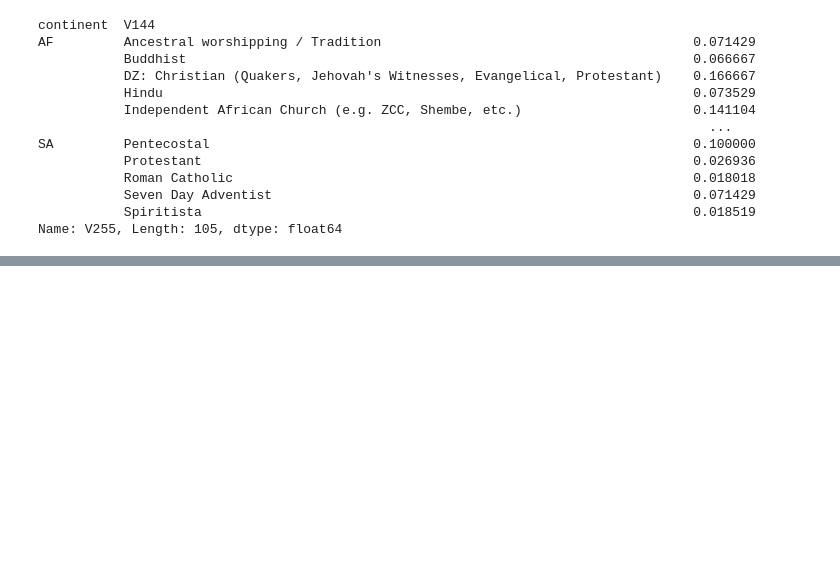
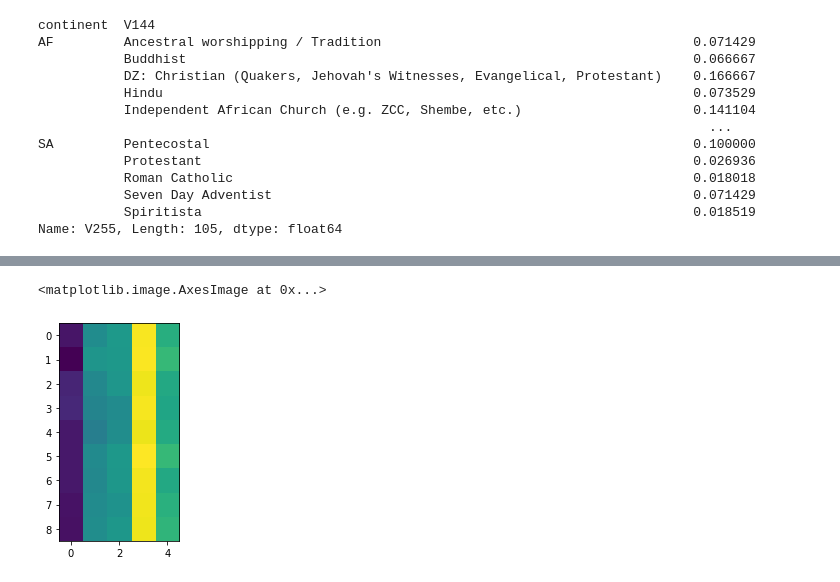
Before and after one commit to mgbvox/tristan_w, a Jupyter notebook: DataWrangling_WimmerTristan.ipynb, the cells around one changed output, grey strips where cells are left out. Saved outputs shown, nothing was run; the diff lists cells and outputs as text; code cells hidden in the pictures; blank space fills up the shorter version.

```diff
--- a/DataWrangling_WimmerTristan.ipynb
+++ b/DataWrangling_WimmerTristan.ipynb
@@ -314,0 +344,3 @@ Name: V2, Length: 89565, dtype: bool
+# %%
+env_data = get_numeric(us_data[env], conv=True)
+env_data.head()
@@ -314,0 +354,12 @@ Name: V2, Length: 89565, dtype: bool
+# %%
+v78_map = {
+ 'Very much like me' : 1,
+ 'Like me' : 2,
+ 'Somewhat like me' : 3,
+ 'A little like me' : 4,
+ 'Not like me' : 5,
+ 'Not at all like me' : 6
+}
+
+
+us_data['V78_int'] = env_data['V78'].apply(lambda x : v78_map.get(x))
@@ -314,0 +372,5 @@ Name: V2, Length: 89565, dtype: bool
+# %%
+env_numeric = ['V30', 'V78_int', 'V81', 'V83', 'V122']
+
+env_numeric_data = get_numeric(us_data[['V256'] + env_numeric], conv=True)
+env_numeric_data.head()
@@ -314,0 +384,9 @@ Name: V2, Length: 89565, dtype: bool
+# %%
+maxes = [2, 6, 3, 2, 4]
+
+mend = env_numeric_data.groupby('V256')[env_numeric].mean()
+# %%
+plt.imshow(mend.div(maxes, axis=1))
+# %% [output]
+<matplotlib.image.AxesImage at 0x...>
+[figure, added]
```
Also changed, not shown: parts of 32 cells of this notebook, 1 other file.
